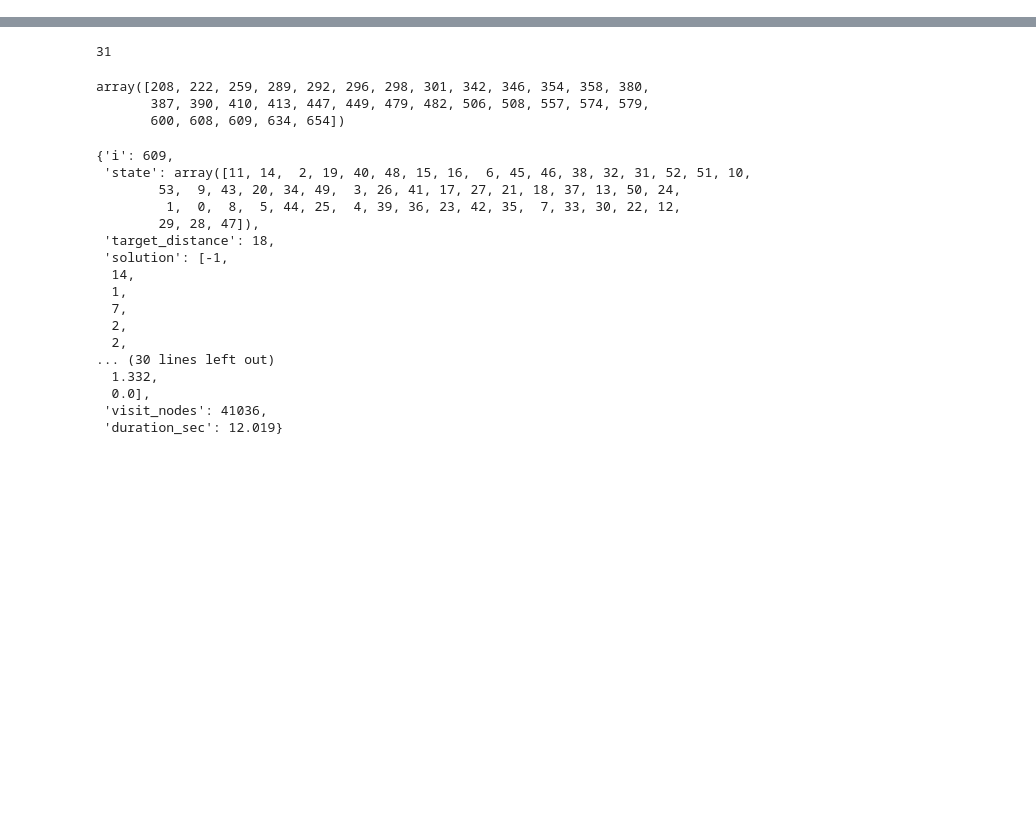
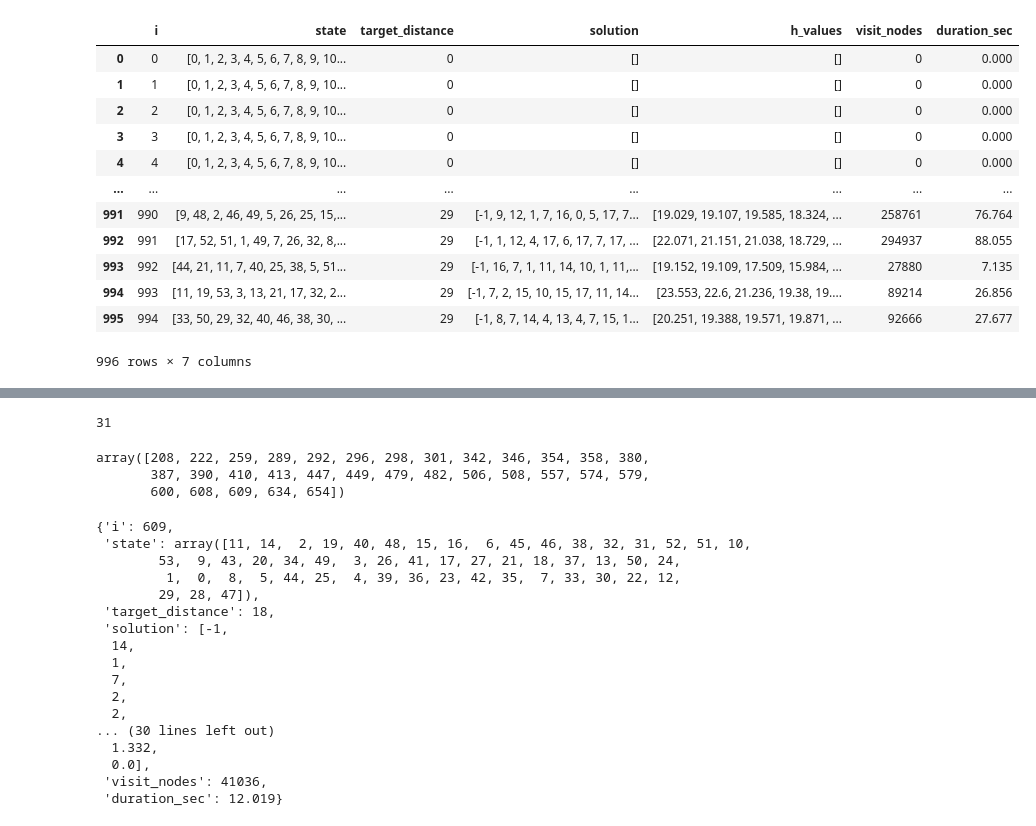
Before and after one commit to tttzof351/DeepDeepCube, a Jupyter notebook: notebooks/playground.ipynb, the cells around one changed output, grey strips where cells are left out. Saved outputs shown, nothing was run; the diff lists cells and outputs as text; code cells hidden in the pictures; blank space fills up the shorter version.

```diff
--- a/notebooks/playground.ipynb
+++ b/notebooks/playground.ipynb
@@ -9,0 +41,16 @@ len(df)
+# %%
+df
+# %% [output]
+|  | i | state | target_distance | solution | h_values | visit_nodes | duration_sec |
+| 0 | 0 | [0, 1, 2, 3, 4, 5, 6, 7, 8, 9, 10... | 0 | [] | [] | 0 | 0.000 |
+| 1 | 1 | [0, 1, 2, 3, 4, 5, 6, 7, 8, 9, 10... | 0 | [] | [] | 0 | 0.000 |
+| 2 | 2 | [0, 1, 2, 3, 4, 5, 6, 7, 8, 9, 10... | 0 | [] | [] | 0 | 0.000 |
+| 3 | 3 | [0, 1, 2, 3, 4, 5, 6, 7, 8, 9, 10... | 0 | [] | [] | 0 | 0.000 |
+| 4 | 4 | [0, 1, 2, 3, 4, 5, 6, 7, 8, 9, 10... | 0 | [] | [] | 0 | 0.000 |
+| ... | ... | ... | ... | ... | ... | ... | ... |
+| 991 | 990 | [9, 48, 2, 46, 49, 5, 26, 25, 15,... | 29 | [-1, 9, 12, 1, 7, 16, 0, 5, 17, 7... | [19.029, 19.107, 19.585, 18.324, ... | 258761 | 76.764 |
+| 992 | 991 | [17, 52, 51, 1, 49, 7, 26, 32, 8,... | 29 | [-1, 1, 12, 4, 17, 6, 17, 7, 17, ... | [22.071, 21.151, 21.038, 18.729, ... | 294937 | 88.055 |
+| 993 | 992 | [44, 21, 11, 7, 40, 25, 38, 5, 51... | 29 | [-1, 16, 7, 1, 11, 14, 10, 1, 11,... | [19.152, 19.109, 17.509, 15.984, ... | 27880 | 7.135 |
+| 994 | 993 | [11, 19, 53, 3, 13, 21, 17, 32, 2... | 29 | [-1, 7, 2, 15, 10, 15, 17, 11, 14... | [23.553, 22.6, 21.236, 19.38, 19.... | 89214 | 26.856 |
+| 995 | 994 | [33, 50, 29, 32, 40, 46, 38, 30, ... | 29 | [-1, 8, 7, 14, 4, 13, 4, 7, 15, 1... | [20.251, 19.388, 19.571, 19.871, ... | 92666 | 27.677 |
+996 rows × 7 columns
```
Also changed, not shown: parts of 19 cells of this notebook, 4 other files.
